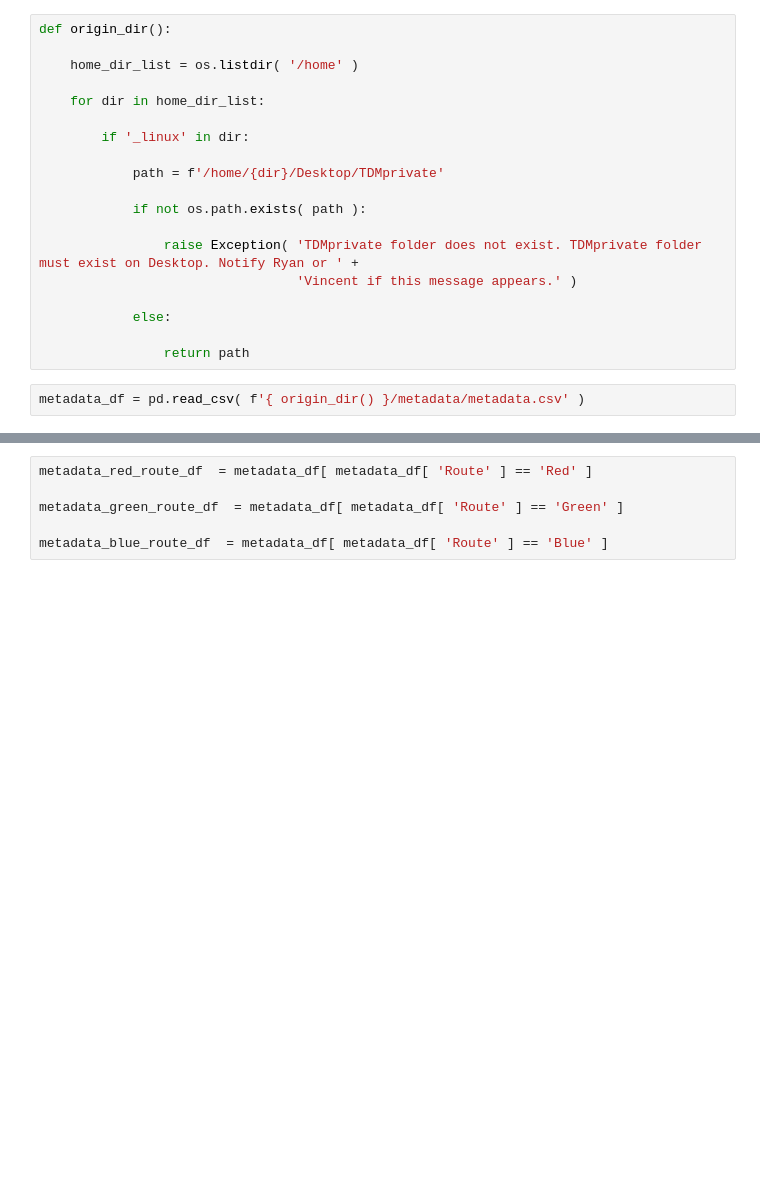
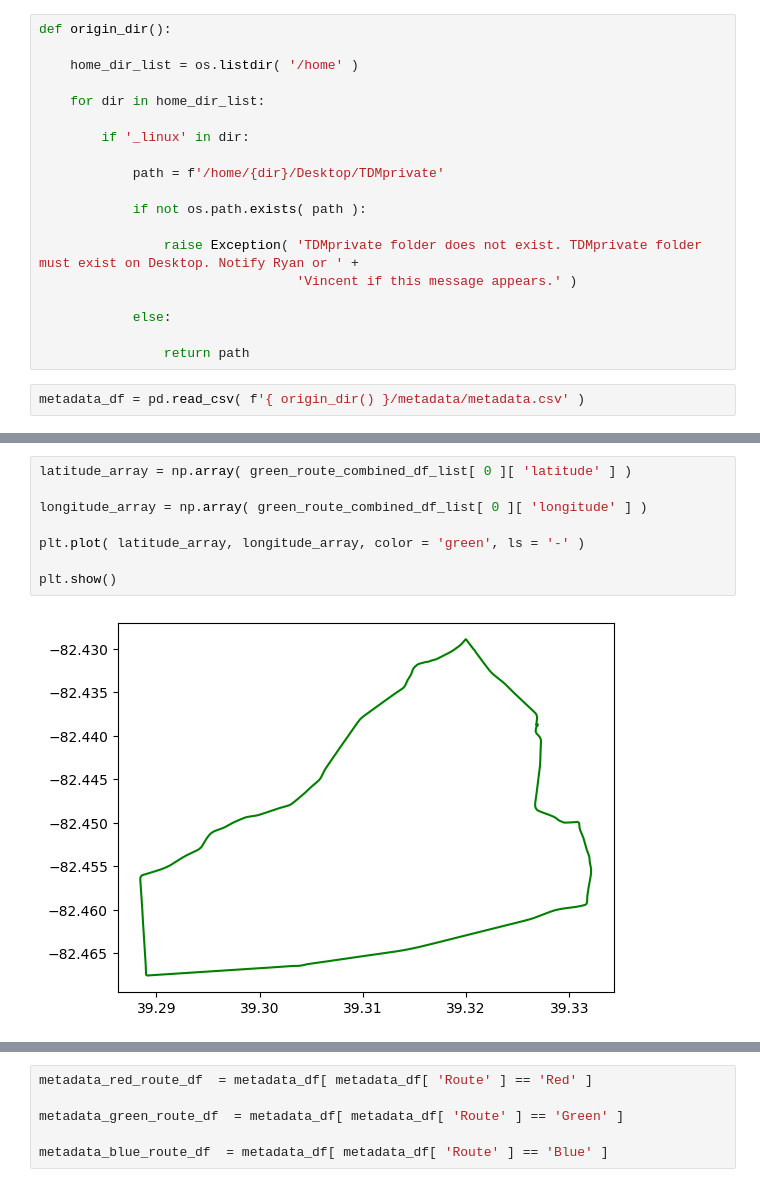
Before and after one commit to vHepp/TDMprivate, a Jupyter notebook: code/Unfinished Code/DrivingMode_v_Time_Plots (F)(UD).ipynb, the cells around one changed output, grey strips where cells are left out. Drawn from its saved outputs; the diff is of its cells as text; blank space fills up the shorter version.

```diff
--- a/code/Unfinished Code/DrivingMode_v_Time_Plots (F)(UD).ipynb
+++ b/code/Unfinished Code/DrivingMode_v_Time_Plots (F)(UD).ipynb
@@ -37,0 +181,10 @@ metadata_df = pd.read_csv( f'{ origin_dir() }/metadata/metadata.csv' )
+# %%
+latitude_array = np.array( green_route_combined_df_list[ 0 ][ 'latitude' ] )
+
+longitude_array = np.array( green_route_combined_df_list[ 0 ][ 'longitude' ] )
+
+plt.plot( latitude_array, longitude_array, color = 'green', ls = '-' )
+
+plt.show()
+# %% [output]
+[figure, added]
```
Also changed, not shown: parts of 7 cells of this notebook, 6 other files.
